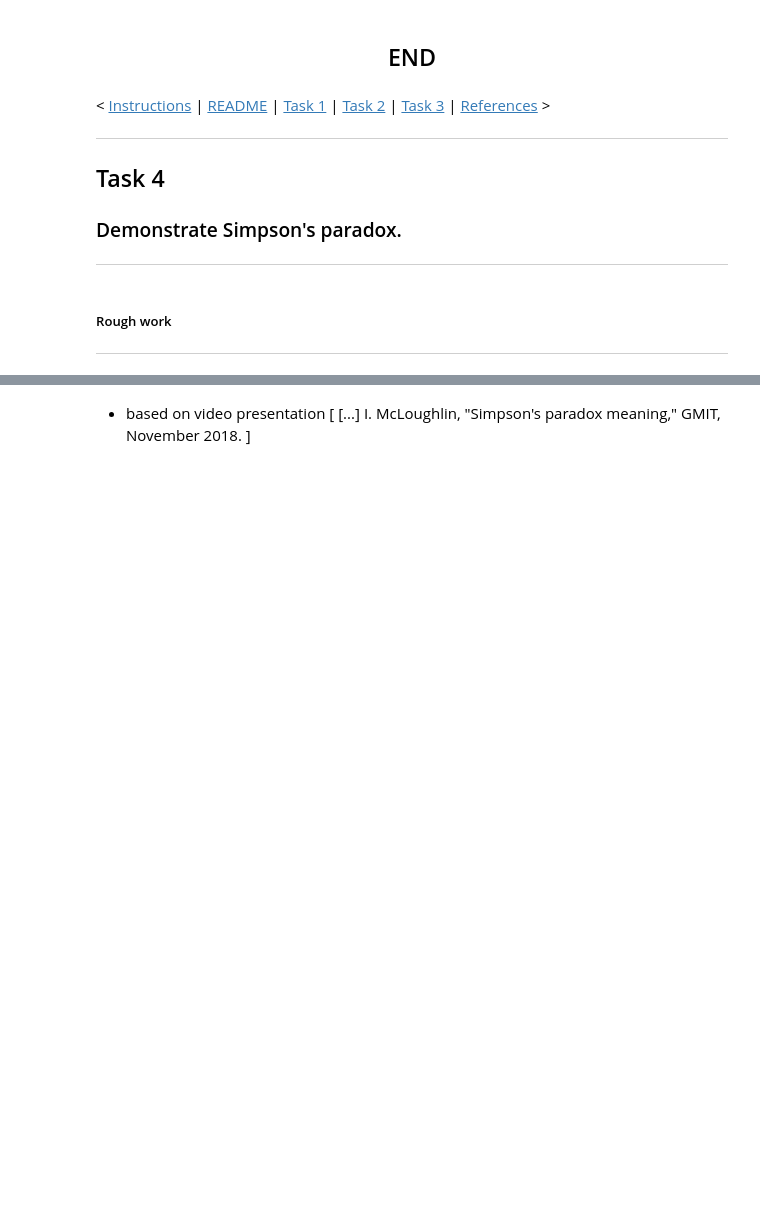
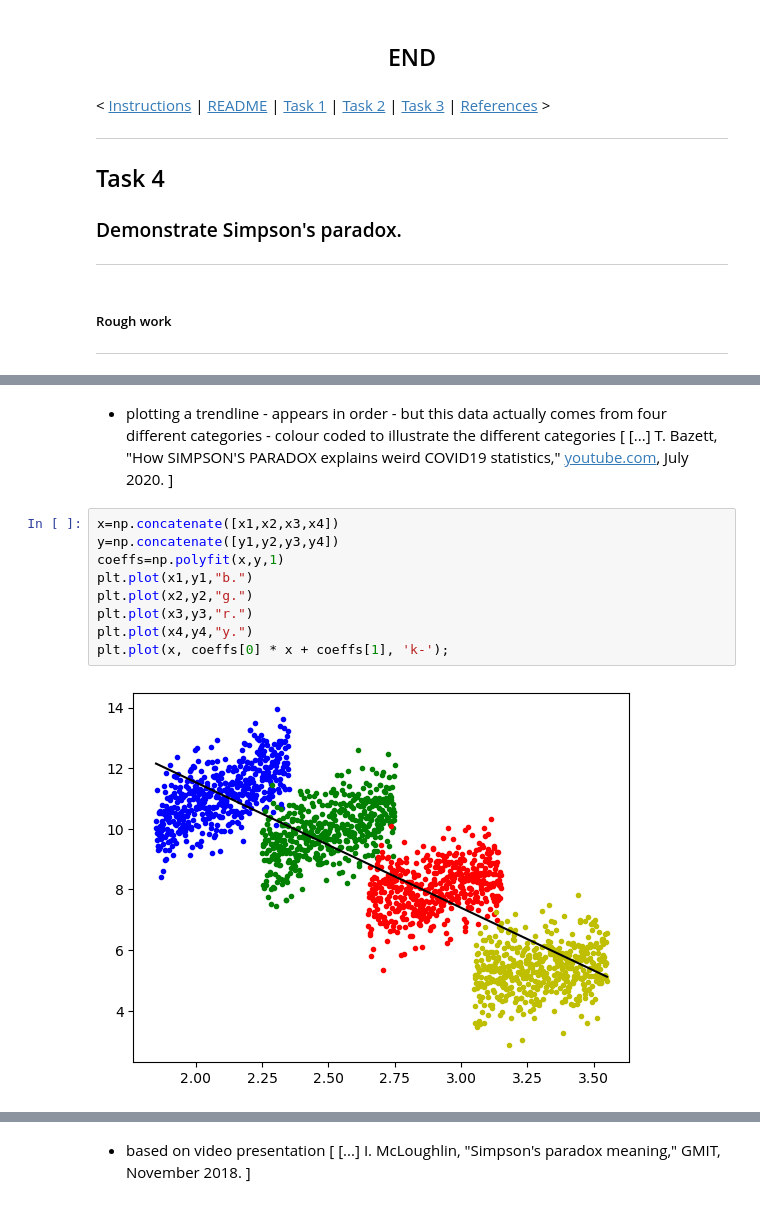
Before and after one commit to E6985/fda-tasks, a Jupyter notebook: Fundamentals-of-Data-Analysis-Tasks-2020.ipynb, the cells around one changed output, grey strips where cells are left out. Saved outputs shown, nothing was run; the diff lists cells and outputs as text; blank space fills up the shorter version.

```diff
--- a/Fundamentals-of-Data-Analysis-Tasks-2020.ipynb
+++ b/Fundamentals-of-Data-Analysis-Tasks-2020.ipynb
@@ -990,0 +1052,15 @@ sns.distplot(nOutput);
+# %% [markdown]
+- plotting a trendline - appears in order - but this data actually comes from four different categories - colour coded to illustrate the different categories [
+[...] T. Bazett, "How SIMPSON'S PARADOX explains weird COVID19 statistics," [youtube.com](https://web.archive.org/web/20201205185009/https://www.youtube.com/watch?v=t-Ci3FosqZs), July 2020.
+]
+# %%
+x=np.concatenate([x1,x2,x3,x4])
+y=np.concatenate([y1,y2,y3,y4])
+coeffs=np.polyfit(x,y,1)
+plt.plot(x1,y1,"b.")
+plt.plot(x2,y2,"g.")
+plt.plot(x3,y3,"r.")
+plt.plot(x4,y4,"y.")
+plt.plot(x, coeffs[0] * x + coeffs[1], 'k-');
+# %% [output]
+[figure, added]
```
Also changed, not shown: parts of 25 cells of this notebook.
